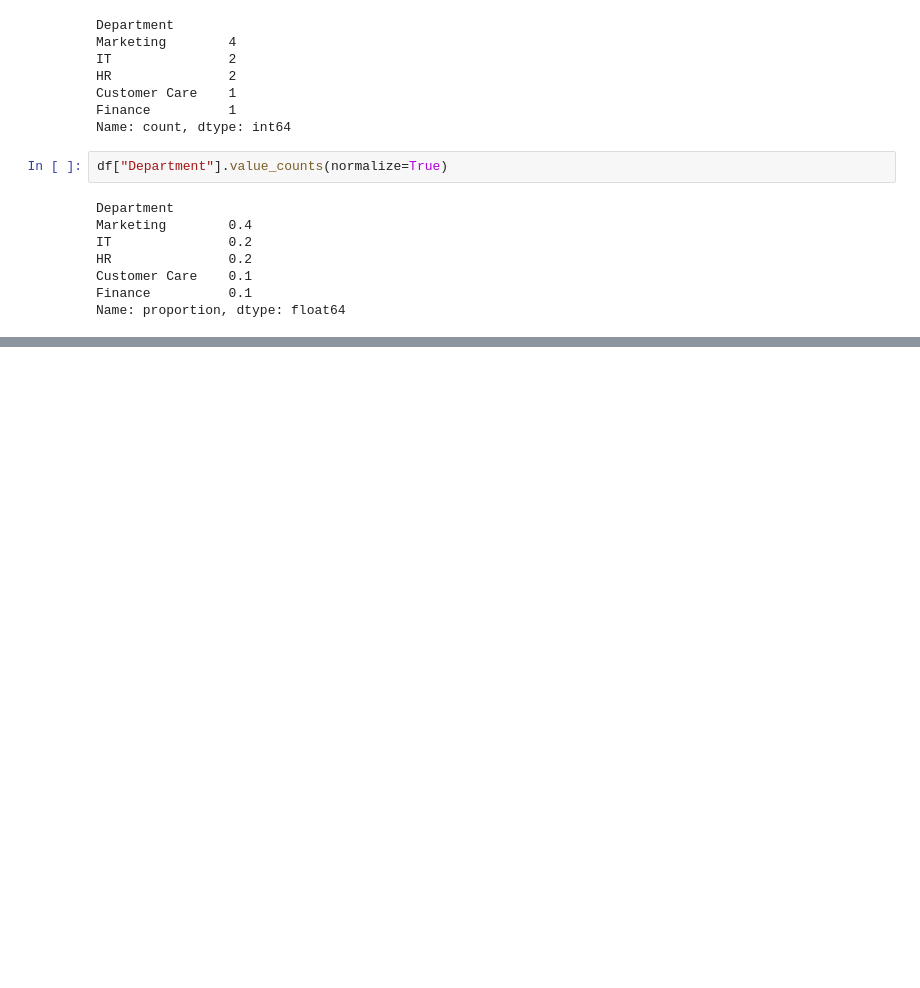
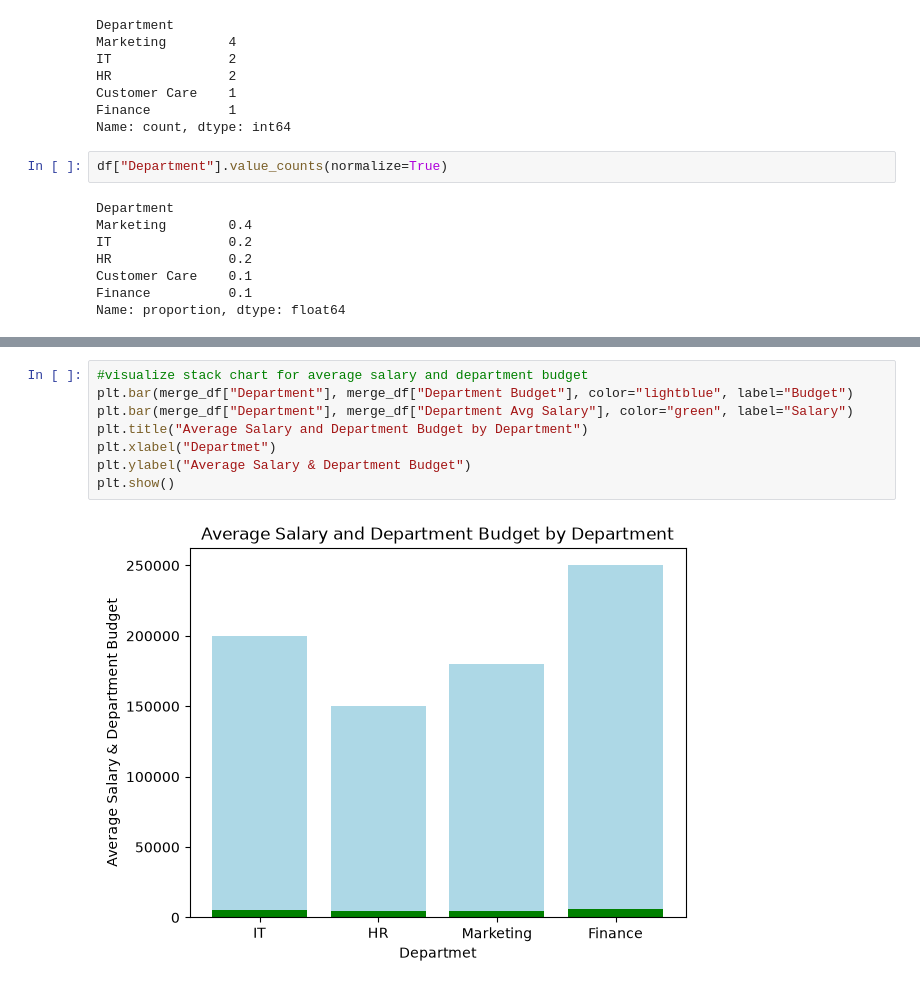
Before and after one commit to Maryam01-coder/data-science-class, a Jupyter notebook: employee_dataset.ipynb, the cells around one changed output, grey strips where cells are left out. Saved outputs shown, nothing was run; the diff lists cells and outputs as text; blank space fills up the shorter version.

```diff
--- a/employee_dataset.ipynb
+++ b/employee_dataset.ipynb
@@ -616,0 +923,10 @@ Name: proportion, dtype: float64
+# %%
+#visualize stack chart for average salary and department budget
+plt.bar(merge_df["Department"], merge_df["Department Budget"], color="lightblue", label="Budget")
+plt.bar(merge_df["Department"], merge_df["Department Avg Salary"], color="green", label="Salary")
+plt.title("Average Salary and Department Budget by Department")
+plt.xlabel("Departmet")
+plt.ylabel("Average Salary & Department Budget")
+plt.show()
+# %% [output]
+[figure, added]
```
Also changed, not shown: parts of 30 cells of this notebook, 2 other files.
